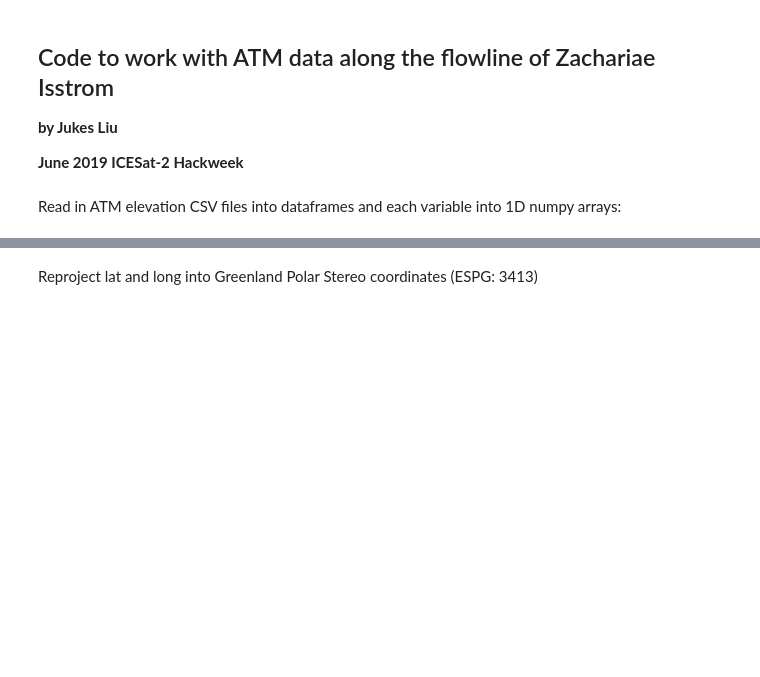
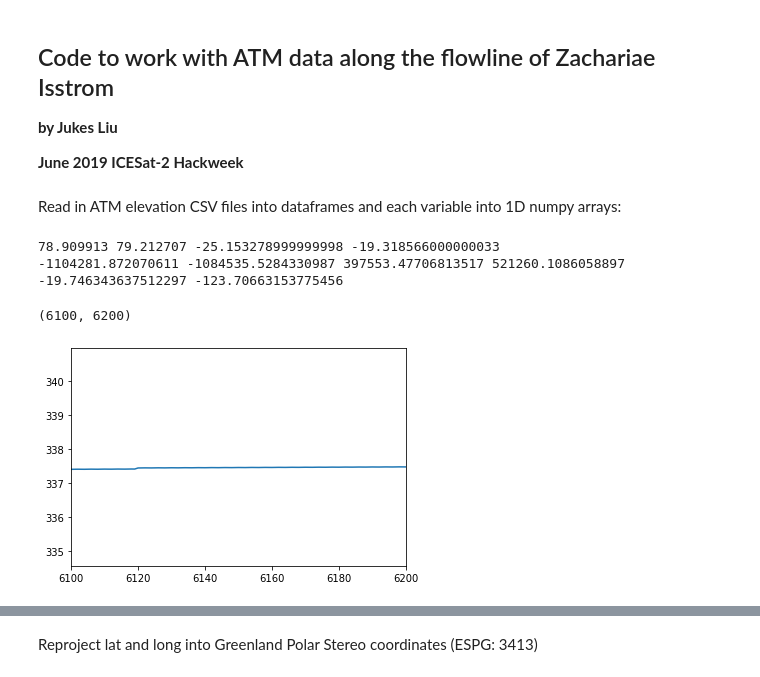
Before and after one commit to ICESAT-2HackWeek/xtrak, a Jupyter notebook: notebooks/ATMprocessing_tcb.ipynb, the cells around one changed output, grey strips where cells are left out. Saved outputs shown, nothing was run; the diff lists cells and outputs as text; code cells hidden in the pictures; blank space fills up the shorter version.

```diff
--- a/notebooks/ATMprocessing_tcb.ipynb
+++ b/notebooks/ATMprocessing_tcb.ipynb
@@ -16,3 +16,25 @@ import matplotlib.pyplot as plt
 import pyproj
 # %% [markdown]
 Read in ATM elevation CSV files into dataframes and each variable into 1D numpy arrays:
+# %%
+print(ATM_lat.min(), ATM_lat.max(),ATM_long.min()-360, ATM_long.max()-360)
+print(PS_y.min(), PS_y.max(), PS_x.min()-360, PS_x.max()-360)
+print( (PS_y.min() - PS_y.max())/1000,
+       (PS_x.min() - PS_x.max() )/1000 )
+# print(filelist)
+# %% [output]
+78.909913 79.212707 -25.153278999999998 -19.318566000000033
+-1104281.872070611 -1084535.5284330987 397553.47706813517 521260.1086058897
+-19.746343637512297 -123.70663153775456
+# %%
+# For 2014
+plt.plot((ATM_long))#, PS_y)
+PS_x[6100:6200]
+# plt.plot(PS_diffs, 'o')#PS_x, PS_y)
+# PS_diffs
+plt.xlim(6100, 6200)
+# plt.ylim(510000, 530000)
+# plt.ylim(340, 341)
+# %% [output]
+(6100, 6200)
+[figure, added]
```
Also changed, not shown: parts of 9 cells of this notebook, 1 other file.
